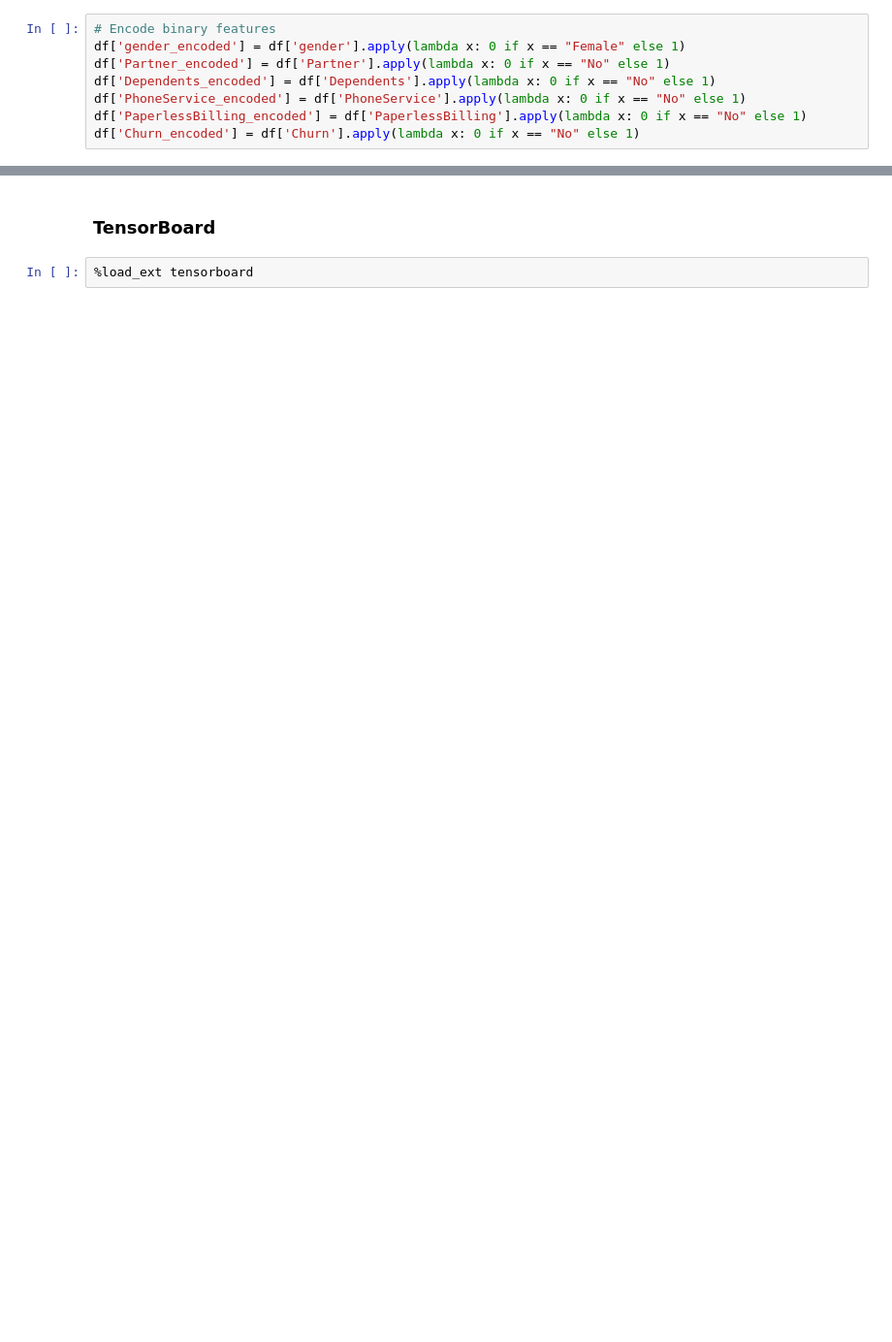
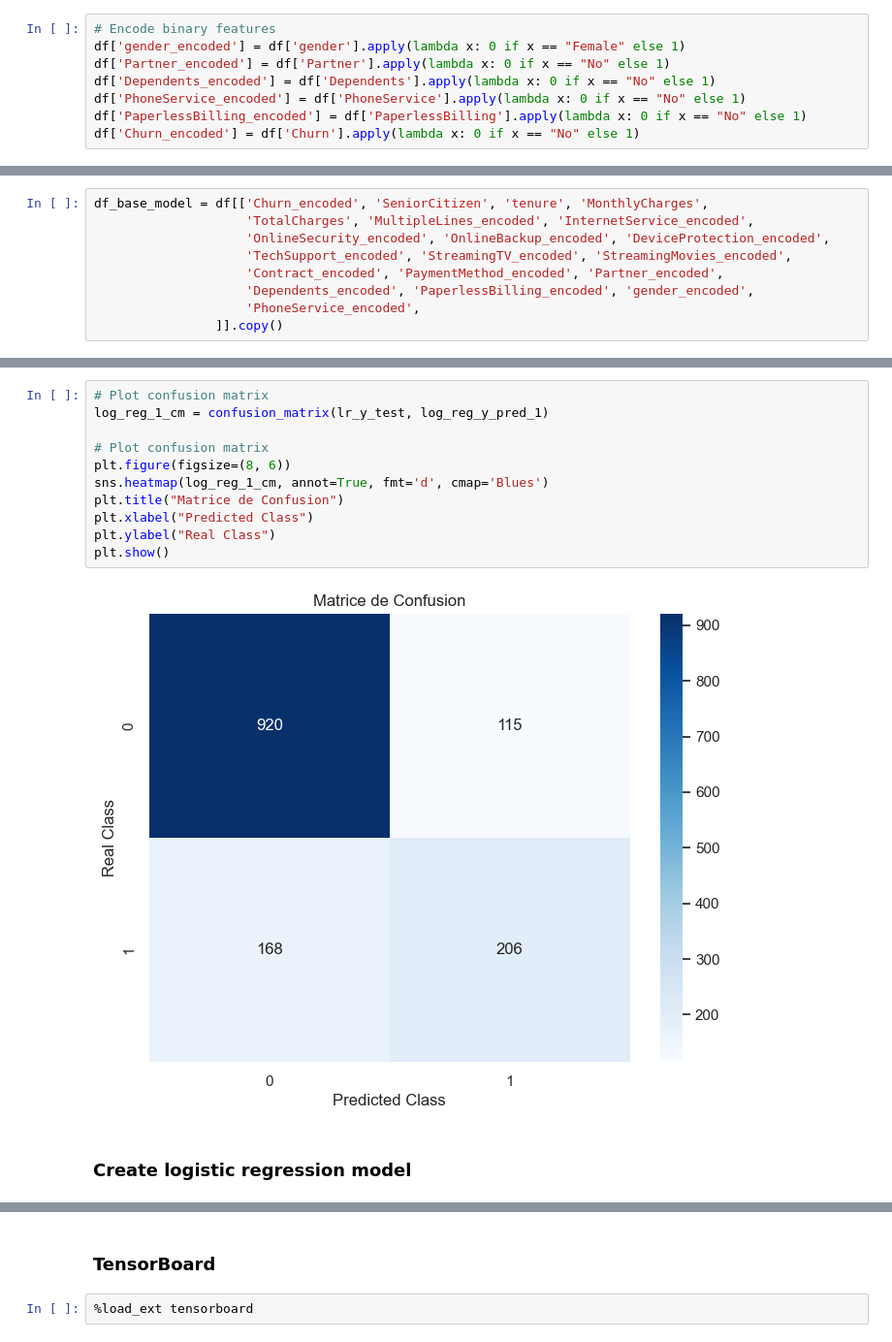
Before and after one commit to MichAdebayo/customer-churn-rate-prediction, a Jupyter notebook: notebooks/main.ipynb, the cells around one changed output, grey strips where cells are left out. Shown at 97% size. Drawn from its saved outputs; the diff is of its cells as text; blank space fills up the shorter version.

```diff
--- a/notebooks/main.ipynb
+++ b/notebooks/main.ipynb
@@ -382,0 +214,9 @@ model_ckpt = tf.keras.callbacks.ModelCheckpoint(
+# %%
+df_base_model = df[['Churn_encoded', 'SeniorCitizen', 'tenure', 'MonthlyCharges',
+                    'TotalCharges', 'MultipleLines_encoded', 'InternetService_encoded',
+                    'OnlineSecurity_encoded', 'OnlineBackup_encoded', 'DeviceProtection_encoded',
+                    'TechSupport_encoded', 'StreamingTV_encoded', 'StreamingMovies_encoded',
+                    'Contract_encoded', 'PaymentMethod_encoded', 'Partner_encoded',
+                    'Dependents_encoded', 'PaperlessBilling_encoded', 'gender_encoded',
+                    'PhoneService_encoded',
+                ]].copy()
@@ -382,0 +288,15 @@ model_ckpt = tf.keras.callbacks.ModelCheckpoint(
+# %%
+# Plot confusion matrix
+log_reg_1_cm = confusion_matrix(lr_y_test, log_reg_y_pred_1)
+
+# Plot confusion matrix
+plt.figure(figsize=(8, 6))
+sns.heatmap(log_reg_1_cm, annot=True, fmt='d', cmap='Blues')
+plt.title("Matrice de Confusion")
+plt.xlabel("Predicted Class")
+plt.ylabel("Real Class")
+plt.show()
+# %% [output]
+[figure, added]
+# %% [markdown]
+### Create logistic regression model
```
Also changed, not shown: parts of 150 cells of this notebook.
